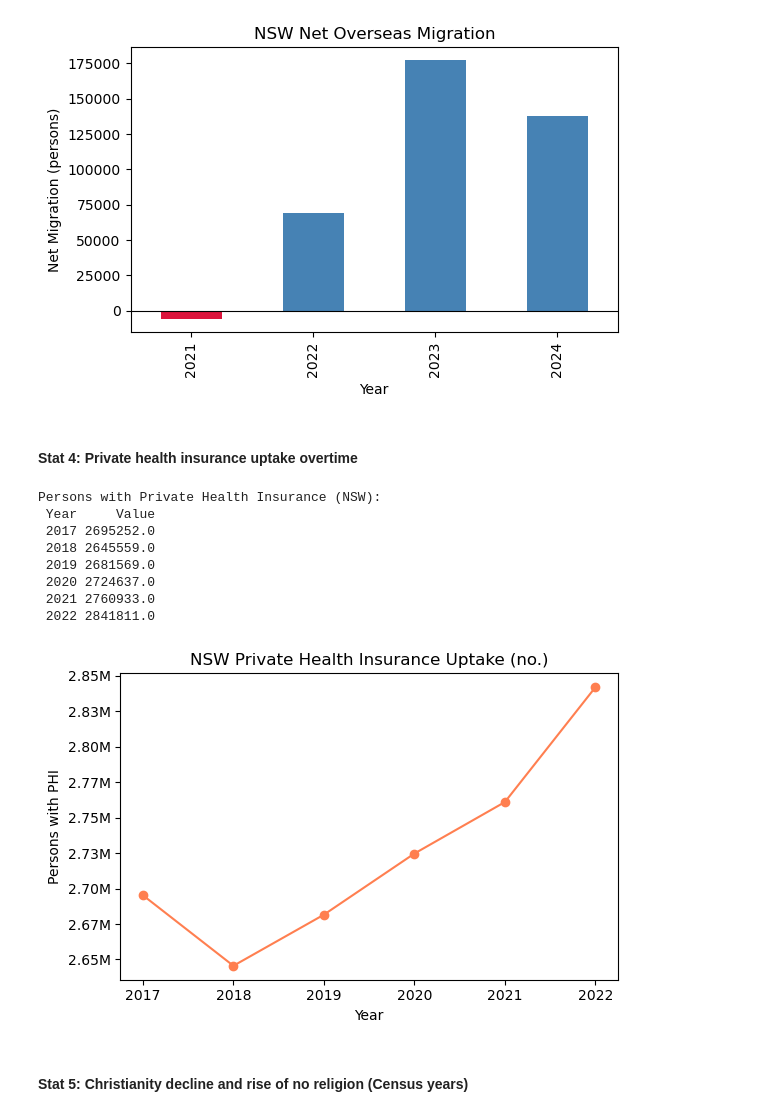
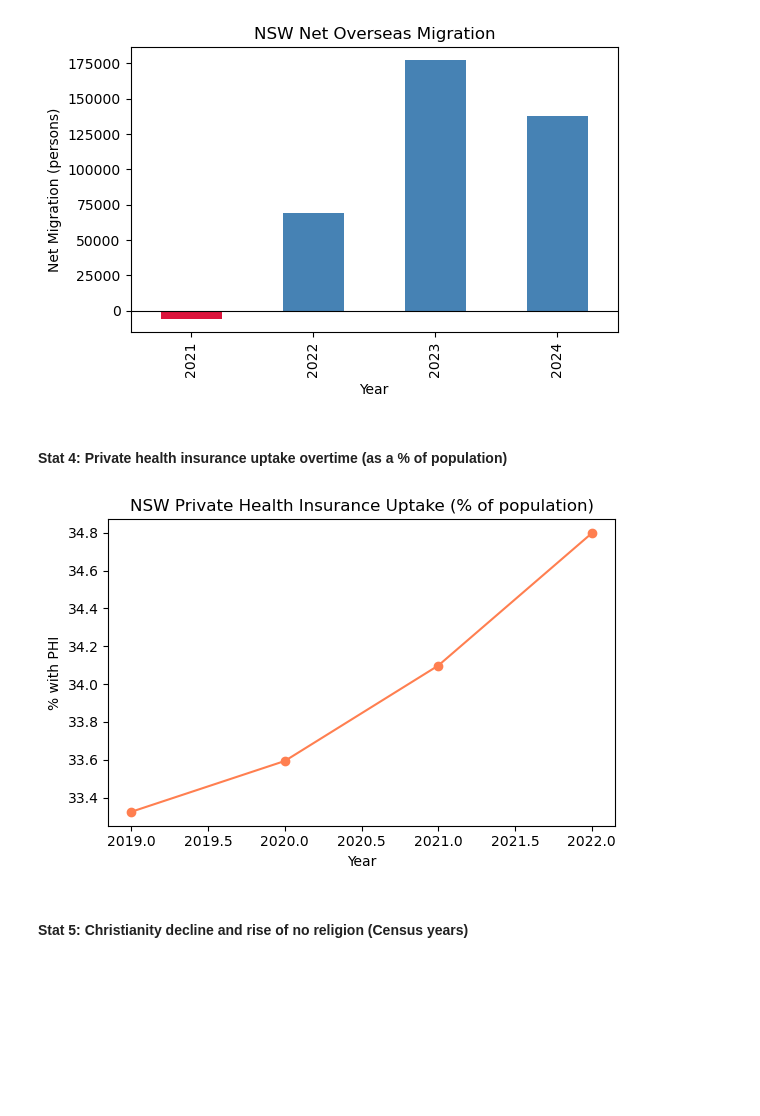
Before and after one commit to Rven66/DATA2001-Assignment_1, a Jupyter notebook: DATA2001-Assignment_1.ipynb, the cells around one changed output. Drawn from its saved outputs; the diff is of its cells as text; code cells hidden in the pictures; blank space fills up the shorter version.

```diff
--- a/DATA2001-Assignment_1.ipynb
+++ b/DATA2001-Assignment_1.ipynb
@@ -494,30 +540,39 @@ Net Overseas Migration, NSW:
  2024 137430.0
 [figure]
 # %% [markdown]
-#### Stat 4: Private health insurance uptake overtime
+#### Stat 4: Private health insurance uptake overtime (as a % of population)
 # %%
+#PHI data
 phi = region_long_clean[region_long_clean['Measure Code'] == 'PRIVATE_2'].copy()
 phi['Year'] = pd.to_numeric(phi['Year'], errors='coerce')
-phi = phi.sort_values('Year')
-print('Persons with Private Health Insurance (NSW):')
-print(phi[['Year', 'Value']].to_string(index=False))
 
-phi.plot(x='Year', y='Value', marker='o', legend=False, color='coral', figsize=(6,4))
-plt.title('NSW Private Health Insurance Uptake (no.)')
-plt.ylabel('Persons with PHI')
-plt.gca().yaxis.set_major_formatter(mticker.FuncFormatter(lambda x,_: f'{x/1e6:.2f}M'))
+#population (ERP)
+erp = region_long_clean[region_long_clean['Measure Code'] == 'ERP_P_20'].copy()
+erp['Year'] = pd.to_numeric(erp['Year'], errors='coerce')
+
+#Merge PHI with population
+merged_phi = phi.merge(
+    erp[['Year', 'Value']].rename(columns={'Value': 'population'}),
+    on='Year',
+    how='inner'
+)
+
+#compute percentage
+merged_phi['pct_with_phi'] = (merged_phi['Value'] / merged_phi['population']) * 100
+
+#sort for plotting
+merged_phi = merged_phi.sort_values('Year')
+
+#plot
+plt.figure(figsize=(6,4))
+plt.plot(merged_phi['Year'], merged_phi['pct_with_phi'], marker='o', color='coral')
+plt.title('NSW Private Health Insurance Uptake (% of population)')
+plt.ylabel('% with PHI')
+plt.xlabel('Year')
 plt.tight_layout()
 plt.show()
 # %% [output]
-Persons with Private Health Insurance (NSW):
- Year     Value
- 2017 2695252.0
- 2018 2645559.0
- 2019 2681569.0
- 2020 2724637.0
- 2021 2760933.0
- 2022 2841811.0
-[figure, old version]
+[figure, new version]
 # %% [markdown]
 #### Stat 5: Christianity decline and rise of no religion (Census years)
 # %%
```
Also changed, not shown: parts of 2 cells of this notebook.
